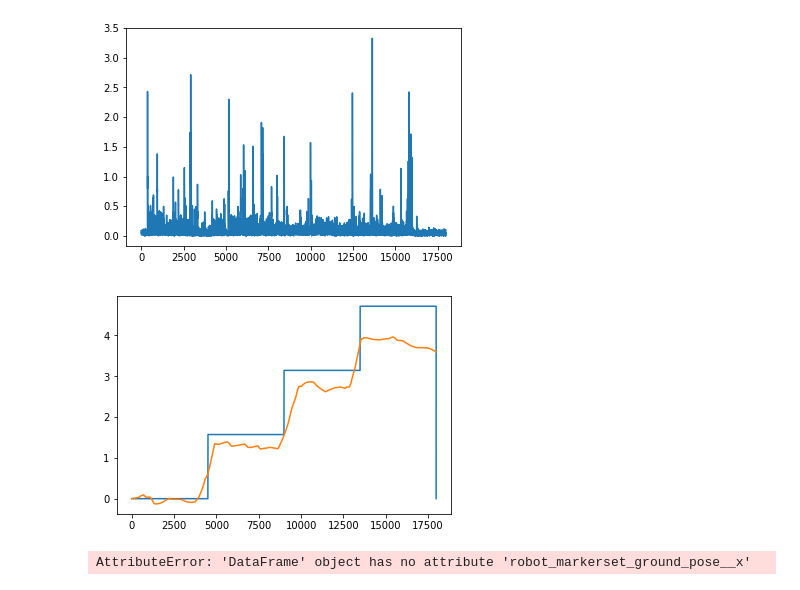
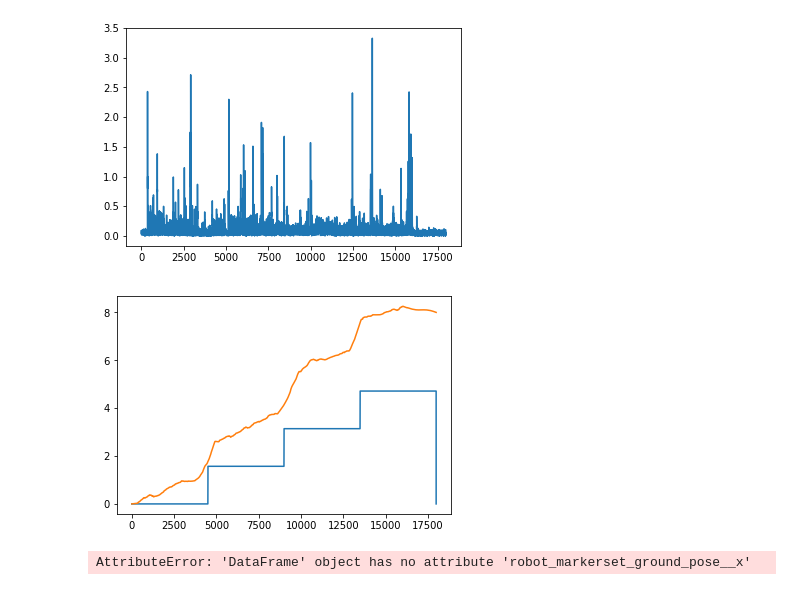
Before and after one commit to Y2P/robotics-project2, a Jupyter notebook: notebook/square_bagread_noros-comp_filter.ipynb, the cells around one changed output. Cells and saved outputs as stored; diff of their text form; code cells hidden in the pictures.

```diff
--- a/notebook/square_bagread_noros-comp_filter.ipynb
+++ b/notebook/square_bagread_noros-comp_filter.ipynb
@@ -95,12 +95,12 @@ def calc(gain_angular):
     return np.unwrap(ground_thetas),calculated_thetas_cumsum
 # %%
 fig = plt.figure()
-ground,computed = calc(0.99989) #99989 #99976555
+ground,computed = calc(0.9990) #99989 #99976555
 plt.plot(ground)
 plt.plot(computed)
 plt.show()
 # %% [output]
-[figure, old version]
+[figure, new version]
 # %%
 from scipy.spatial import distance
 
```
Also changed, not shown: 7 other files.
